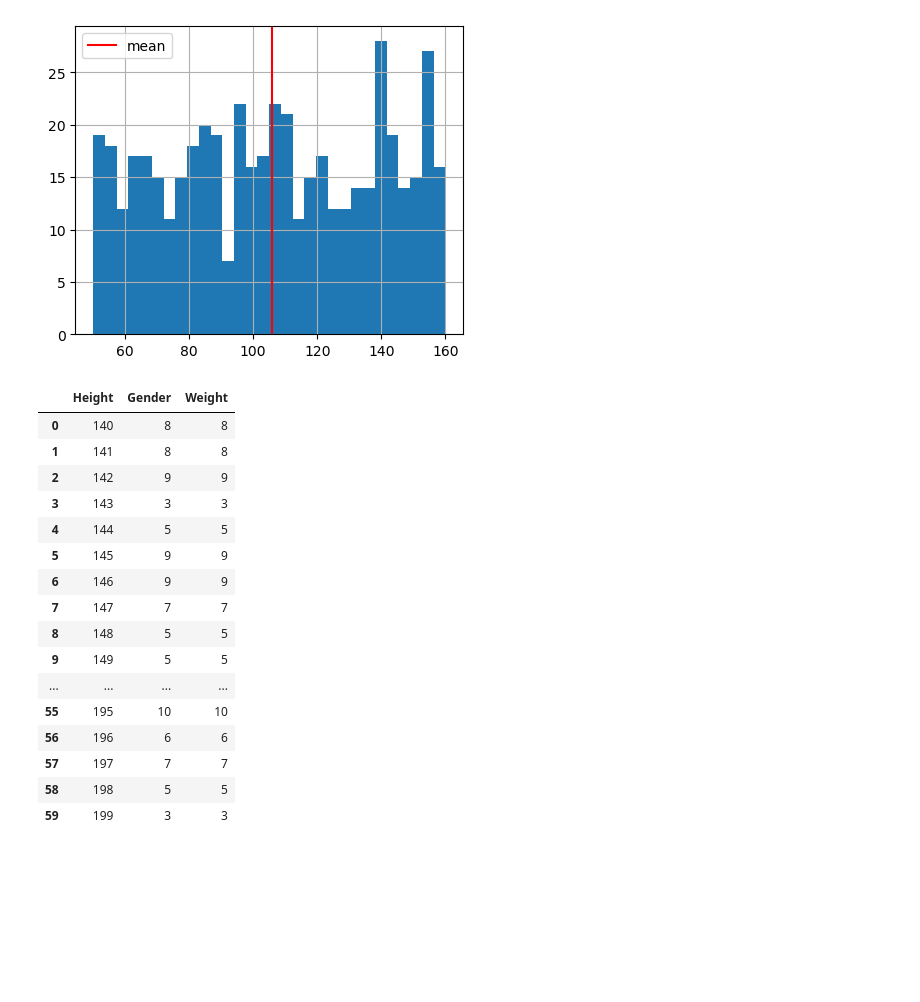
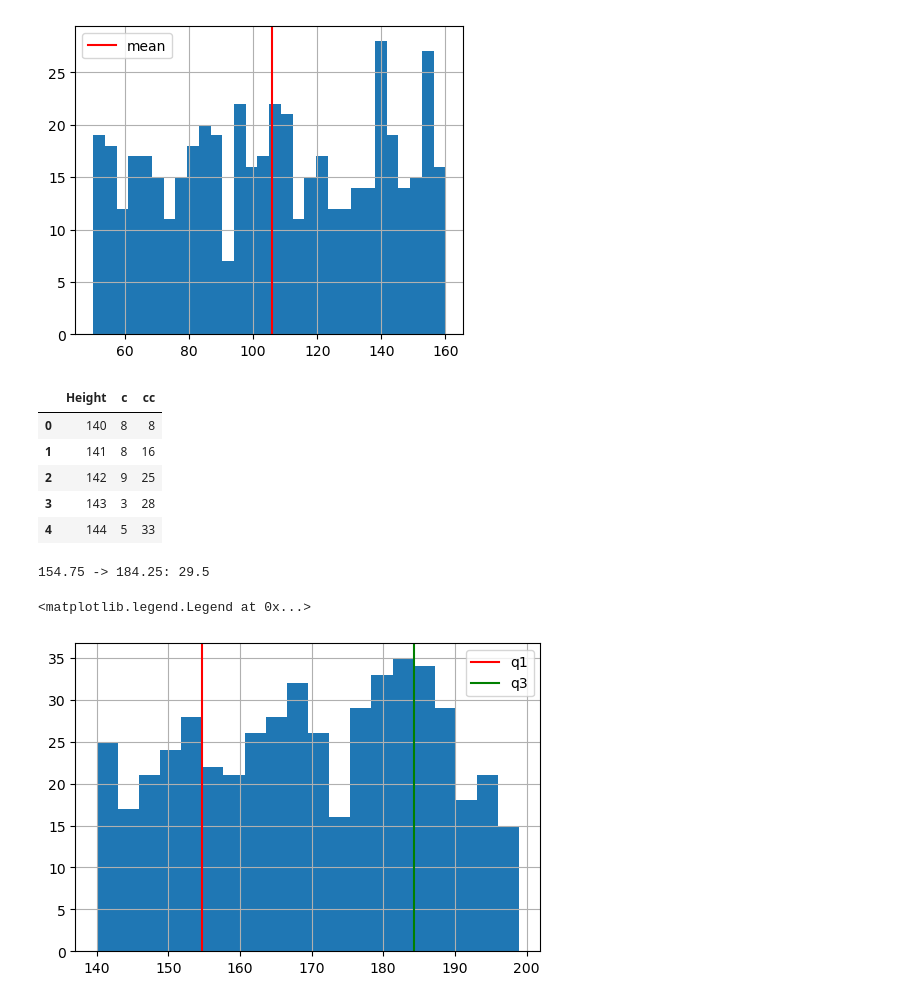
Before and after one commit to stackrev/notebooks, a Jupyter notebook: test2.ipynb, the cells around one changed output. Cells and saved outputs as stored; diff of their text form; code cells hidden in the pictures; blank space fills up the shorter version.

```diff
--- a/test2.ipynb
+++ b/test2.ipynb
@@ -70,24 +70,31 @@ plt.legend()
 <matplotlib.legend.Legend at 0x...>
 [figure]
 # %%
-h = data["Height"].copy()
-h = data.groupby("Height", as_index=False).count()
-h
+h = data[["Height"]].copy()
+h["c"] = 1
+h = h.groupby("Height", as_index=False).count()
+h["cc"] = h["c"].cumsum()
+h.head(5)
 # %% [output]
-|  | Height | Gender | Weight |
+|  | Height | c | cc |
 | 0 | 140 | 8 | 8 |
-| 1 | 141 | 8 | 8 |
-| 2 | 142 | 9 | 9 |
-| 3 | 143 | 3 | 3 |
-| 4 | 144 | 5 | 5 |
-| 5 | 145 | 9 | 9 |
-| 6 | 146 | 9 | 9 |
-| 7 | 147 | 7 | 7 |
-| 8 | 148 | 5 | 5 |
-| 9 | 149 | 5 | 5 |
-| ... | ... | ... | ... |
-| 55 | 195 | 10 | 10 |
-| 56 | 196 | 6 | 6 |
-| 57 | 197 | 7 | 7 |
-| 58 | 198 | 5 | 5 |
-| 59 | 199 | 3 | 3 |
+| 1 | 141 | 8 | 16 |
+| 2 | 142 | 9 | 25 |
+| 3 | 143 | 3 | 28 |
+| 4 | 144 | 5 | 33 |
+# %%
+q1 = h["Height"].quantile(.25)
+q3 = h["Height"].quantile(.75)
+print(f"{q1} -> {q3}: {q3 - q1}")
+
+plt.figure(figsize=(6,4))
+data["Height"].hist(bins=20)
+
+plt.axvline(q1, color="r", label="q1")
+plt.axvline(q3, color="g", label="q3")
+
+plt.legend()
+# %% [output]
+154.75 -> 184.25: 29.5
+<matplotlib.legend.Legend at 0x...>
+[figure, added]
```
Also changed, not shown: parts of 10 cells of this notebook.
